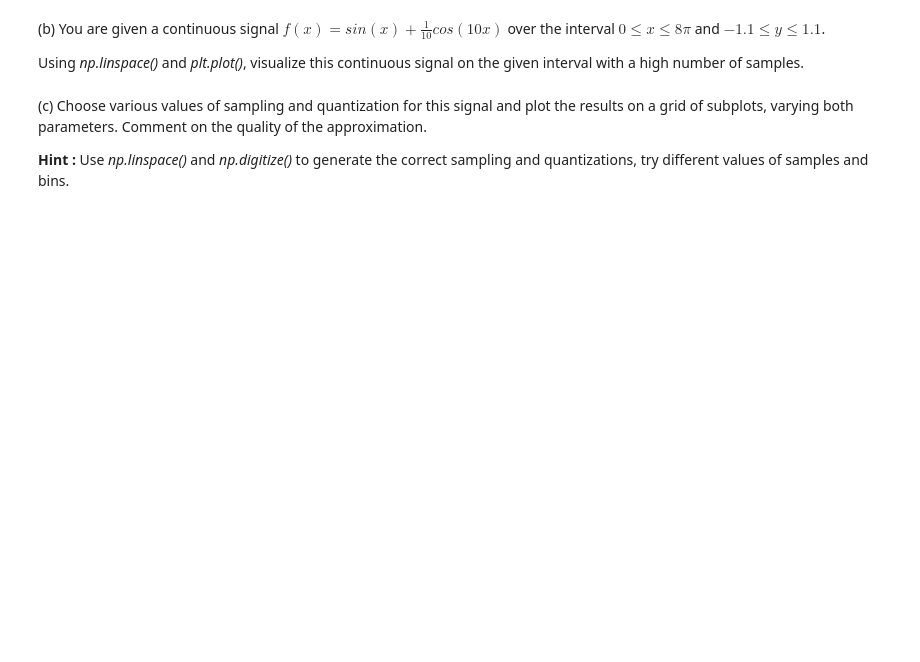
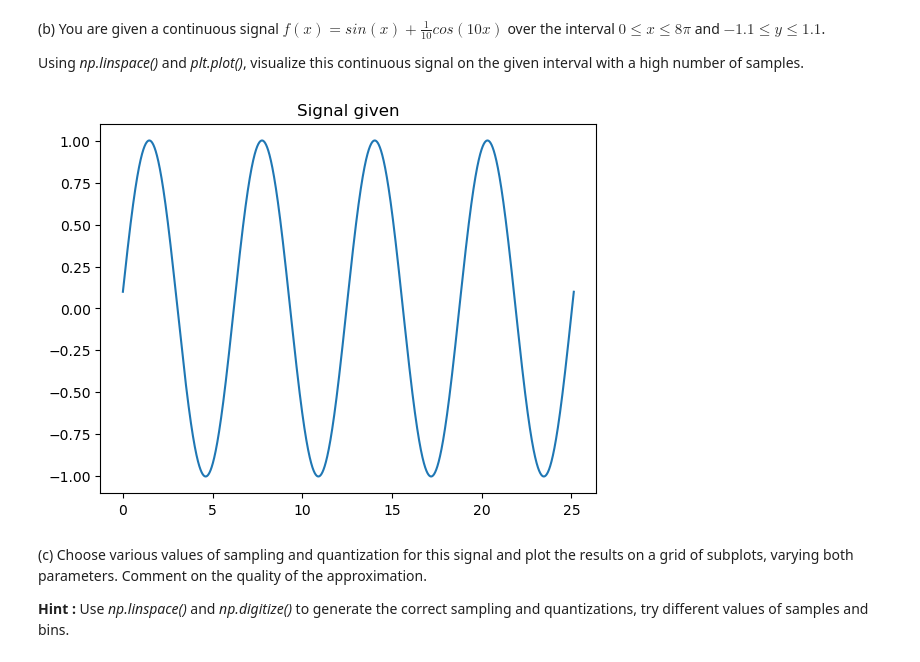
Before and after one commit to Arkanthara/digital_image_processing, a Jupyter notebook: TP3_Image_acquisition_and_sensing.ipynb, the cells around one changed output. Cells and saved outputs as stored; diff of their text form; code cells hidden in the pictures; blank space fills up the shorter version.

```diff
--- a/TP3_Image_acquisition_and_sensing.ipynb
+++ b/TP3_Image_acquisition_and_sensing.ipynb
@@ -90,6 +157,18 @@ quantization: distrétiser les valeurs dans la grille
 (b) You are given a continuous signal  *$f(x) = sin(x)+\frac{1}{10} cos(10x)$* over the interval *$0 \leq  x \leq 8 \pi$* and *$-1.1 \leq y \leq 1.1$*.
 
 Using *np.linspace()* and *plt.plot()*, visualize this continuous signal on the given interval with a high number of samples.
+# %%
+def visualize_signal():
+    x = np.linspace(0, 8*np.pi, 10000)
+    y = np.sin(x) + np.cos(x)/10
+    plt.figure()
+    plt.plot(x, y)
+    plt.title("Signal given")
+    plt.show()
+
+visualize_signal()
+# %% [output]
+[figure, added]
 # %% [markdown]
 (c) Choose various values of sampling and quantization for this signal and plot the results on a grid of subplots, varying both parameters. Comment on the quality of the approximation.
 
```
Also changed, not shown: parts of 11 cells of this notebook, 3 other files.
